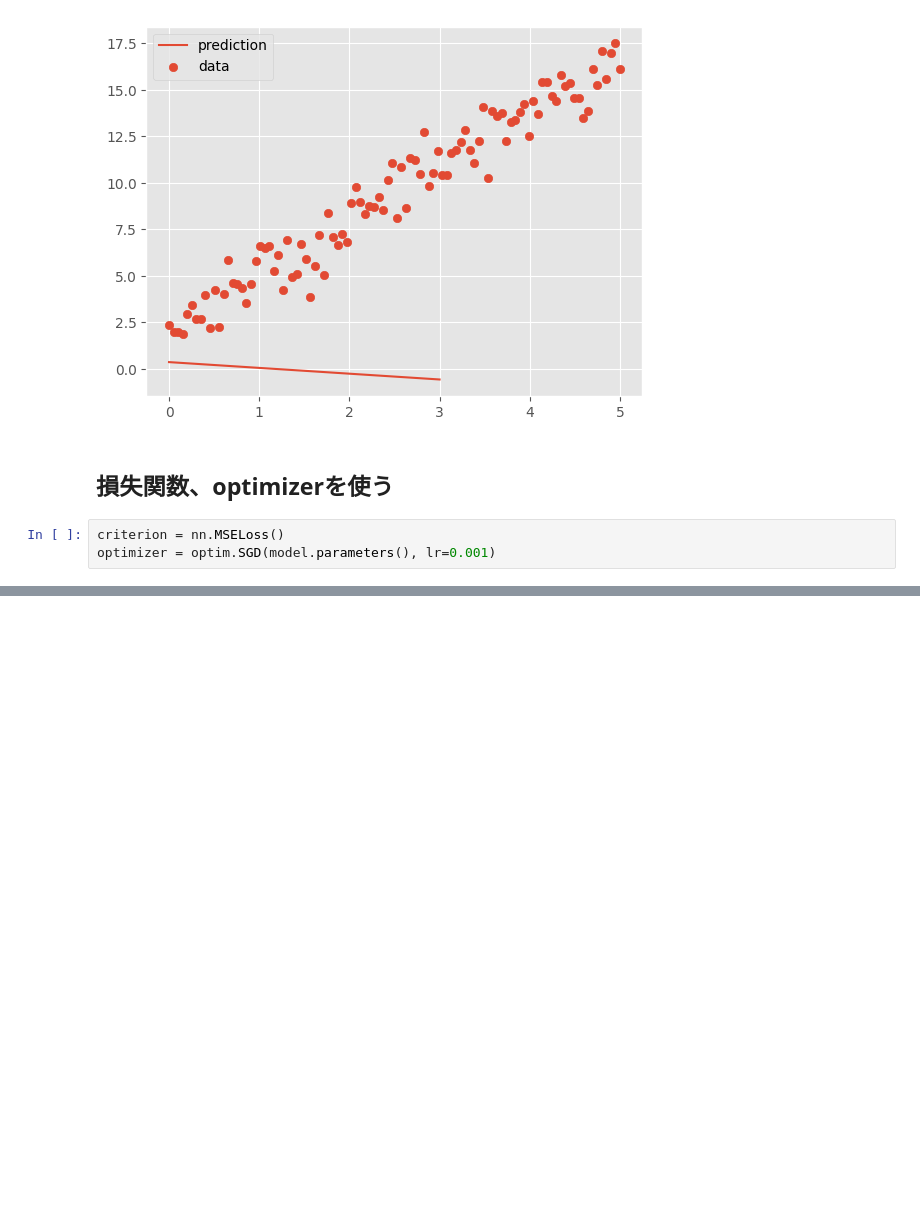
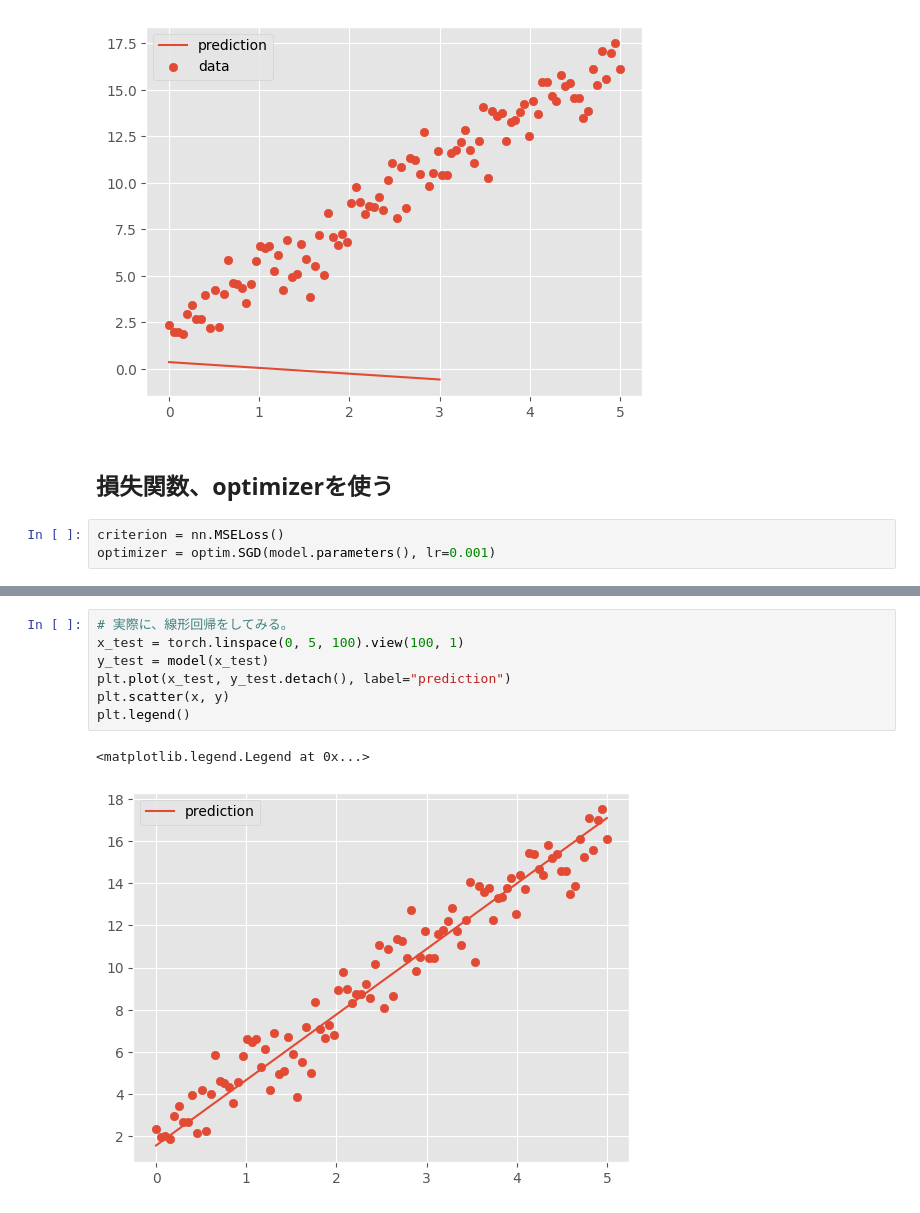
Before and after one commit to Pakeith0805/Study_PyTorch, a Jupyter notebook: main.ipynb, the cells around one changed output, grey strips where cells are left out. Saved outputs shown, nothing was run; the diff lists cells and outputs as text; blank space fills up the shorter version.

```diff
--- a/main.ipynb
+++ b/main.ipynb
@@ -247,0 +284,10 @@ optimizer = optim.SGD(model.parameters(), lr=0.001)
+# %%
+# 実際に、線形回帰をしてみる。
+x_test = torch.linspace(0, 5, 100).view(100, 1)
+y_test = model(x_test)
+plt.plot(x_test, y_test.detach(), label="prediction")
+plt.scatter(x, y)
+plt.legend()
+# %% [output]
+<matplotlib.legend.Legend at 0x...>
+[figure, added]
```
Also changed, not shown: parts of 3 cells of this notebook.
